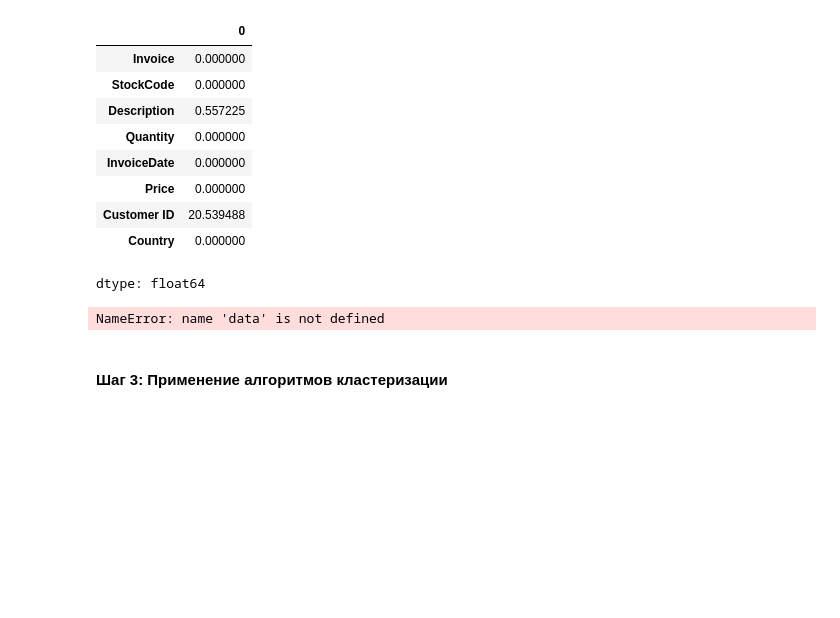
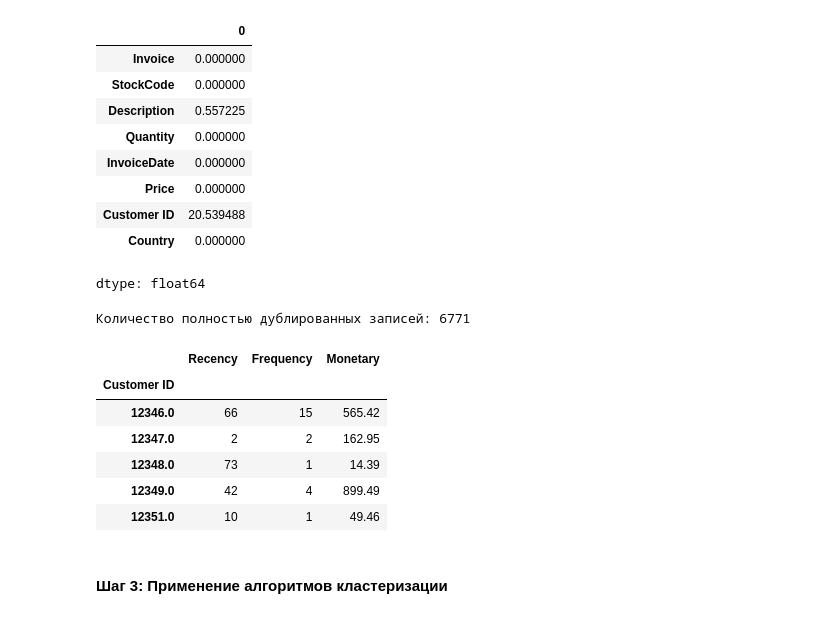
Before and after one commit to GDVevo/ml_uni, a Jupyter notebook: Практическая_работа_№11_Анализ_и_сегментация_клиентов_с_помощью_алгоритмов_кластеризации.ipynb, the cells around one changed output. Cells and saved outputs as stored; diff of their text form; code cells hidden in the pictures; blank space fills up the shorter version.

```diff
--- a/Практическая_работа_№11_Анализ_и_сегментация_клиентов_с_помощью_алгоритмов_кластеризации.ipynb
+++ b/Практическая_работа_№11_Анализ_и_сегментация_клиентов_с_помощью_алгоритмов_кластеризации.ipynb
@@ -175,0 +172,6 @@ import matplotlib.pyplot as plt
+# %%
+print(f"Количество полностью дублированных записей: {data.duplicated().value_counts()[1]}")
+# Удаляем дубликаты из датафрейма
+data.drop_duplicates(inplace=True)
+# %% [output]
+Количество полностью дублированных записей: 6771
@@ -176,31 +241,34 @@ import matplotlib.pyplot as plt
 # %%
-# 2.3 !!!! дополнить еще признаками
-data['InvoiceDate']
+# Контрольная дата (на один день превышает последнюю дату в данных)
+now = pd.to_datetime("2010-12-10")
 
-# # Контрольная дата (на один день превышает последнюю дату в данных)
-# now = pd.to_datetime("2011-12-10")
+# Настраиваем агрегацию для RFM-параметров
+custom_aggregation = {
+    "InvoiceDate": lambda x: (now - x.max()).days,  # Recency
+    "Invoice": lambda x: x.nunique(),            # Frequency
+    "Price": "sum",                           # Monetary
+}
 
-# # Настраиваем агрегацию для RFM-параметров
-# custom_aggregation = {
-#     "InvoiceDate": lambda x: (now - x.max()).days,  # Recency
-#     "InvoiceNo": lambda x: x.nunique(),            # Frequency
-#     "TotalPrice": "sum",                           # Monetary
-# }
+# Формируем RFM-таблицу
+rfm_table = (
+    data
+    .groupby("Customer ID")
+    .agg(custom_aggregation)
+    .rename(columns={
+        "InvoiceDate": "Recency",
+        "Invoice": "Frequency",
+        "Price": "Monetary",
+        "Quantity": "MeanQuantity"
+    })
+)
 
-# # Формируем RFM-таблицу
-# rfm_table = (
-#     data_cleaned
-#     .groupby("CustomerID")
-#     .agg(custom_aggregation)
-#     .rename(columns={
-#         "InvoiceDate": "Recency",
-#         "InvoiceNo": "Frequency",
-#         "TotalPrice": "Monetary",
-#         "TotalQuantity": "MeanQuantity"
-#     })
-# )
-
-# # Просматриваем первые строки итоговой таблицы
-# rfm_table.head()
+# Просматриваем первые строки итоговой таблицы
+rfm_table.head()
 # %% [output]
-NameError: name 'data' is not defined
+|  | Recency | Frequency | Monetary |
+| Customer ID |  |  |  |
+| 12346.0 | 66 | 15 | 565.42 |
+| 12347.0 | 2 | 2 | 162.95 |
+| 12348.0 | 73 | 1 | 14.39 |
+| 12349.0 | 42 | 4 | 899.49 |
+| 12351.0 | 10 | 1 | 49.46 |
```
Also changed, not shown: parts of 5 cells of this notebook.
